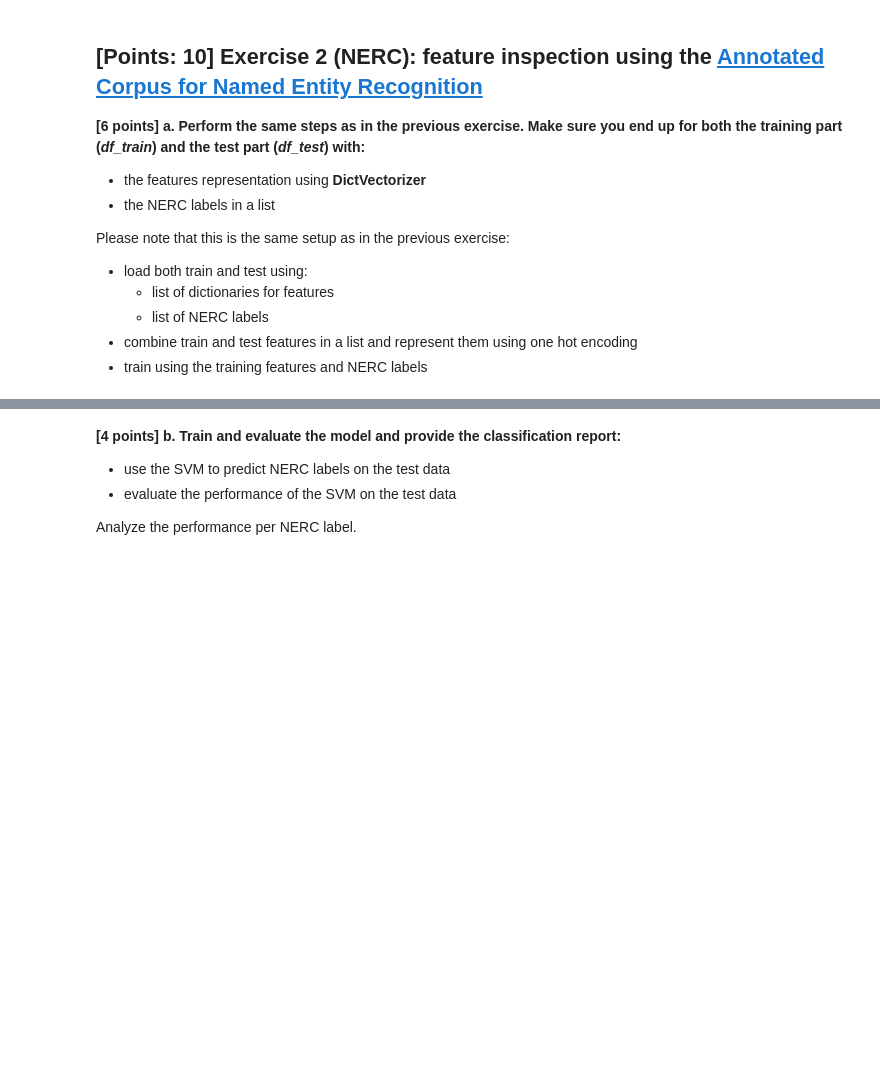
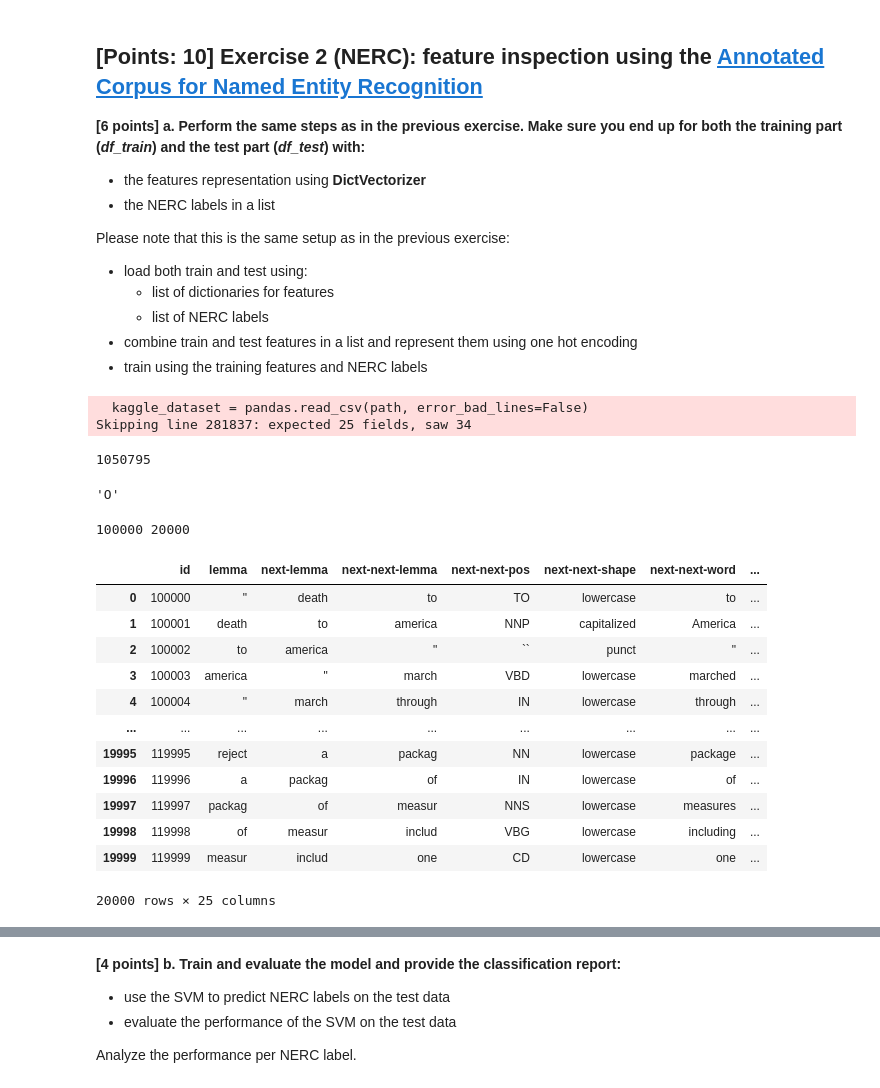
Before and after one commit to mmbc2008/ba-text-mining, a Jupyter notebook: lab_sessions/lab4/Lab4-Assignment-nerc.ipynb, the cells around one changed output, grey strips where cells are left out. Drawn from its saved outputs; the diff is of its cells as text; code cells hidden in the pictures; blank space fills up the shorter version.

```diff
--- a/lab_sessions/lab4/Lab4-Assignment-nerc.ipynb
+++ b/lab_sessions/lab4/Lab4-Assignment-nerc.ipynb
@@ -258,11 +258,24 @@ Please note that this is the same setup as in the previous exercise:
 import pandas
 # %%
 ##### Adapt the path to point to your local copy of NERC_datasets
-path = '/Users/piek/Desktop/ONDERWIJS/data/nerc_datasets/kaggle/ner_v2.csv'
+path = '/Users/bella/PycharmProjects/TextMining/ba-text-mining/lab_sessions/lab4/nerc_datasets/kaggle/ner_v2.csv'
 kaggle_dataset = pandas.read_csv(path, error_bad_lines=False)
+# %% [output]
+  kaggle_dataset = pandas.read_csv(path, error_bad_lines=False)
+Skipping line 281837: expected 25 fields, saw 34
 # %%
 len(kaggle_dataset)
+# %% [output]
+1050795
+# %%
+kaggle_dataset["word"][2]
+kaggle_dataset["pos"][2]
+kaggle_dataset["tag"][2]
+# %% [output]
+'O'
 # %%
 df_train = kaggle_dataset[:100000]
 df_test = kaggle_dataset[100000:120000]
 print(len(df_train), len(df_test))
+# %% [output]
+100000 20000
@@ -268,0 +300,17 @@ print(len(df_train), len(df_test))
+# %%
+df_test.reset_index(inplace=True, drop=True)
+df_test
+# %% [output]
+|  | id | lemma | next-lemma | next-next-lemma | next-next-pos | next-next-shape | next-next-word | ... |
+| 0 | 100000 | " | death | to | TO | lowercase | to | ... |
+| 1 | 100001 | death | to | america | NNP | capitalized | America | ... |
+| 2 | 100002 | to | america | " | `` | punct | " | ... |
+| 3 | 100003 | america | " | march | VBD | lowercase | marched | ... |
+| 4 | 100004 | " | march | through | IN | lowercase | through | ... |
+| ... | ... | ... | ... | ... | ... | ... | ... | ... |
+| 19995 | 119995 | reject | a | packag | NN | lowercase | package | ... |
+| 19996 | 119996 | a | packag | of | IN | lowercase | of | ... |
+| 19997 | 119997 | packag | of | measur | NNS | lowercase | measures | ... |
+| 19998 | 119998 | of | measur | includ | VBG | lowercase | including | ... |
+| 19999 | 119999 | measur | includ | one | CD | lowercase | one | ... |
+20000 rows × 25 columns
```
Also changed, not shown: parts of 5 cells of this notebook.
